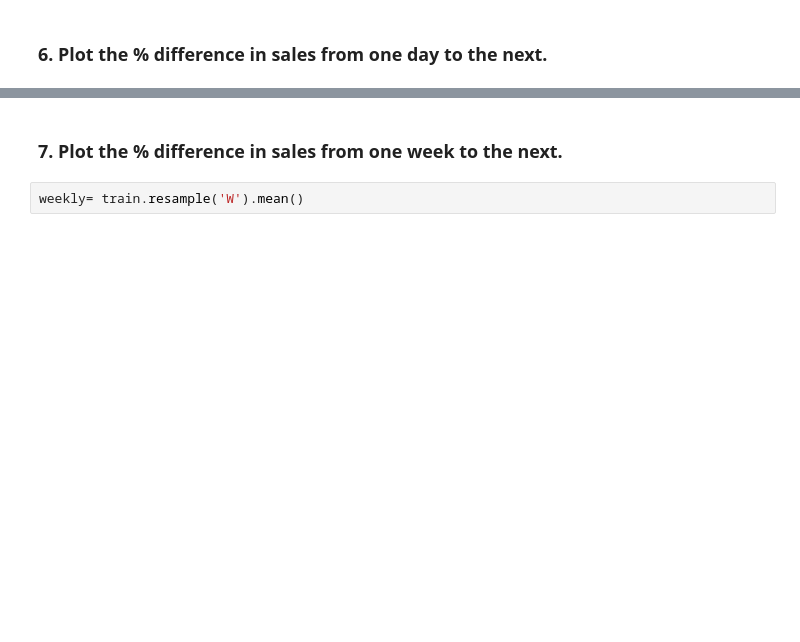
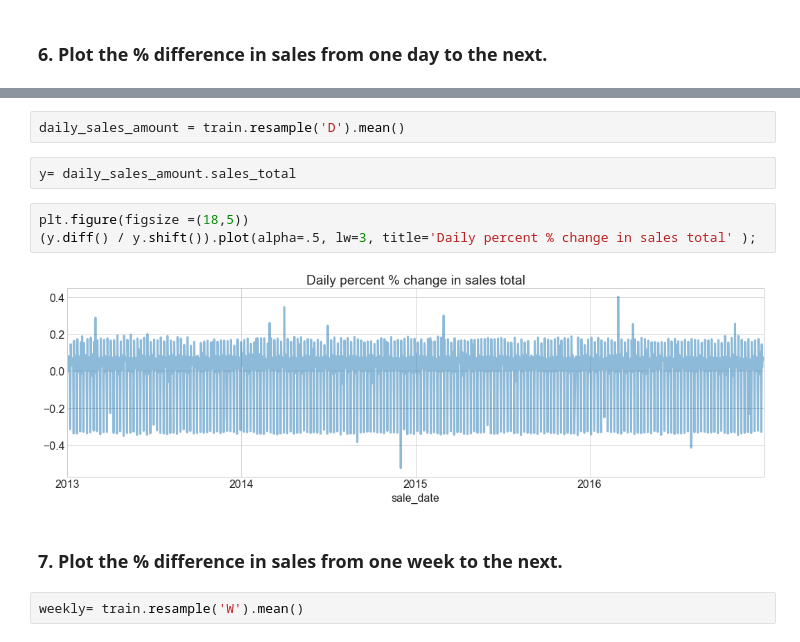
Before and after one commit to Yvette-Ibarra/time-series-exercises, a Jupyter notebook: explore.ipynb, the cells around one changed output, grey strips where cells are left out. Drawn from its saved outputs; the diff is of its cells as text; blank space fills up the shorter version.

```diff
--- a/explore.ipynb
+++ b/explore.ipynb
@@ -201,3 +204,12 @@ plt.figure(figsize =(20,5))
+# %%
+daily_sales_amount = train.resample('D').mean()
+# %%
+y= daily_sales_amount.sales_total
+# %%
+plt.figure(figsize =(18,5))
+(y.diff() / y.shift()).plot(alpha=.5, lw=3, title='Daily percent % change in sales total' );
+# %% [output]
+[figure, added]
 # %% [markdown]
 ### 7. Plot the % difference in sales from one week to the next.
 # %%
```
Also changed, not shown: parts of 101 cells of this notebook.
